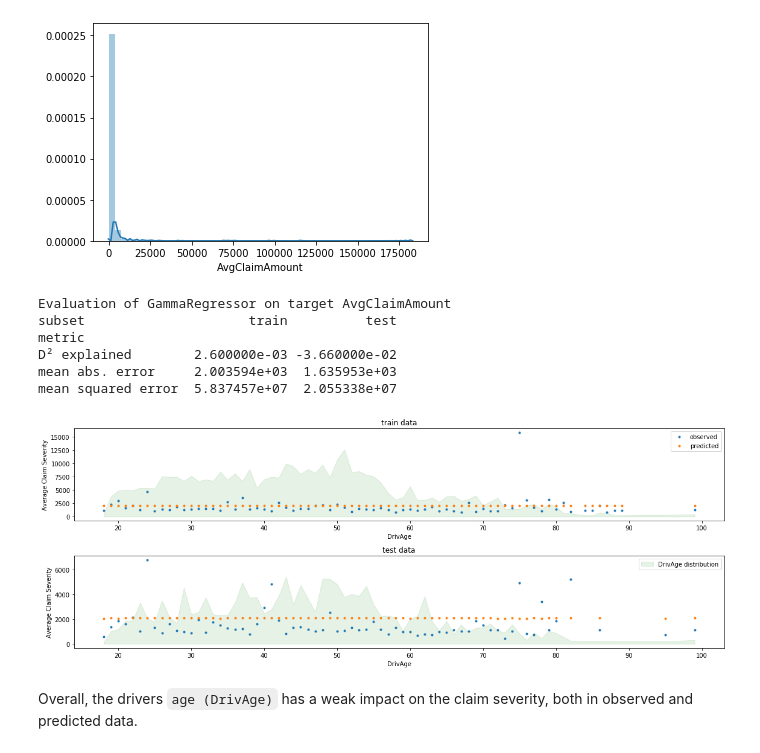
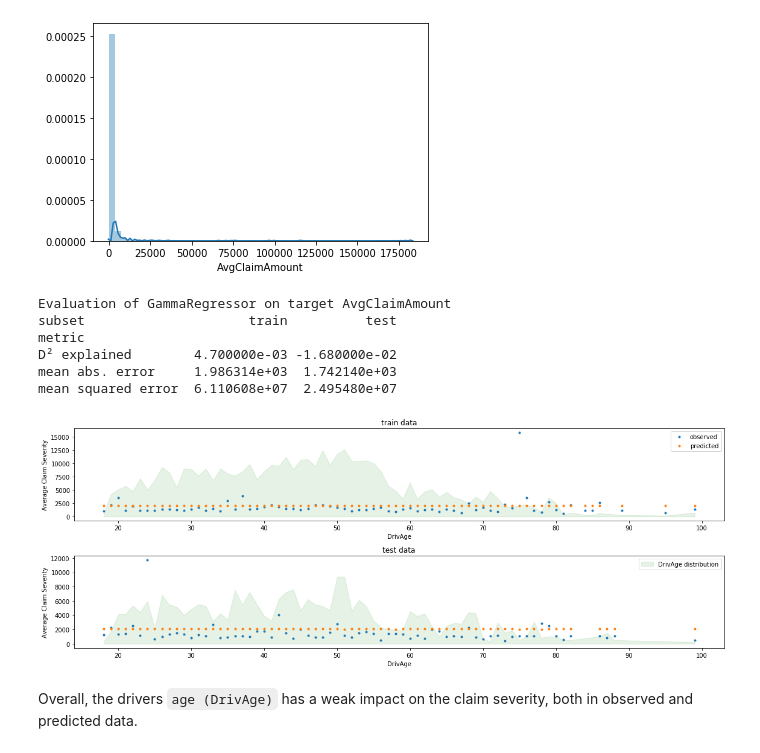
Before and after one commit to amanveer/FSI, a Jupyter notebook: insurance-feature-store.ipynb, the cells around one changed output. Cells and saved outputs as stored; diff of their text form; code cells hidden in the pictures.

```diff
--- a/insurance-feature-store.ipynb
+++ b/insurance-feature-store.ipynb
@@ -644,0 +649,3 @@ df_modeling.head()
+# %%
+y_df = df_features.iloc[:,60:75]
+y_df.head()
@@ -645,2 +659,2 @@ df_modeling.head()
 # %%
-df_train, df_test, X_train, X_test = train_test_split(df_modeling, X, random_state=0)
+X_train, X_test, y_train, y_test = train_test_split(df_modeling, y_df, random_state=0)
@@ -691,7 +669,7 @@ sns.distplot(df_train["Frequency"], kde_kws={'bw': 0.1});
 # on the training set via a quasi-Newton solver: l-BFGS. Some of the features
 # are collinear, we use a weak penalization to avoid numerical issues.
 glm_freq = PoissonRegressor(alpha=1e-3, max_iter=400)
-glm_freq.fit(X_train, df_train["Frequency"], sample_weight=df_train["Exposure"])
+glm_freq.fit(X_train, y_train["Frequency"], sample_weight=y_train["Exposure"])
 # %% [output]
 PoissonRegressor(alpha=0.001, max_iter=400)
 # %%
@@ -881,23 +859,23 @@ sns.distplot(df_train.loc[mask_train, "AvgClaimAmount"]);
 # %% [output]
 [figure]
 # %%
-mask_train = df_train["ClaimAmount"] > 0
-mask_test = df_test["ClaimAmount"] > 0
+mask_train = y_train["ClaimAmount"] > 0
+mask_test = y_test["ClaimAmount"] > 0
 
 glm_sev = GammaRegressor(alpha=10., max_iter=10000)
 
 glm_sev.fit(
     X_train[mask_train.values],
-    df_train.loc[mask_train, "AvgClaimAmount"],
-    sample_weight=df_train.loc[mask_train, "ClaimNb"],
+    y_train.loc[mask_train, "AvgClaimAmount"],
+    sample_weight=y_train.loc[mask_train, "ClaimNb"],
 )
 
 scores = score_estimator(
     glm_sev,
     X_train[mask_train.values],
     X_test[mask_test.values],
-    df_train[mask_train],
-    df_test[mask_test],
+    y_train[mask_train],
+    y_test[mask_test],
     target="AvgClaimAmount",
     weights="ClaimNb",
 )
@@ -907,37 +885,37 @@ print(scores)
 Evaluation of GammaRegressor on target AvgClaimAmount
 subset                     train          test
 metric
-D² explained        2.600000e-03 -3.660000e-02
-mean abs. error     2.003594e+03  1.635953e+03
-mean squared error  5.837457e+07  2.055338e+07
+D² explained        4.700000e-03 -1.680000e-02
+mean abs. error     1.986314e+03  1.742140e+03
+mean squared error  6.110608e+07  2.495480e+07
 # %%
 fig, ax = plt.subplots(ncols=1, nrows=2, figsize=(16, 6))
 
 plot_obs_pred(
-    df=df_train.loc[mask_train],
+    df=y_train.loc[mask_train],
     feature="DrivAge",
     weight="Exposure",
     observed="AvgClaimAmount",
     predicted=glm_sev.predict(X_train[mask_train.values]),
     y_label="Average Claim Severity",
     title="train data",
     ax=ax[0],
 )
 
 plot_obs_pred(
-    df=df_test.loc[mask_test],
+    df=y_test.loc[mask_test],
     feature="DrivAge",
     weight="Exposure",
     observed="AvgClaimAmount",
     predicted=glm_sev.predict(X_test[mask_test.values]),
     y_label="Average Claim Severity",
     title="test data",
     ax=ax[1],
     fill_legend=True
 )
 plt.tight_layout()
 # %% [output]
-[figure, old version]
+[figure, new version]
 # %% [markdown]
 Overall, the drivers `age (DrivAge)` has a weak impact on the claim severity, both in observed and predicted data.
 # %% [markdown]
```
Also changed, not shown: parts of 62 cells of this notebook.
